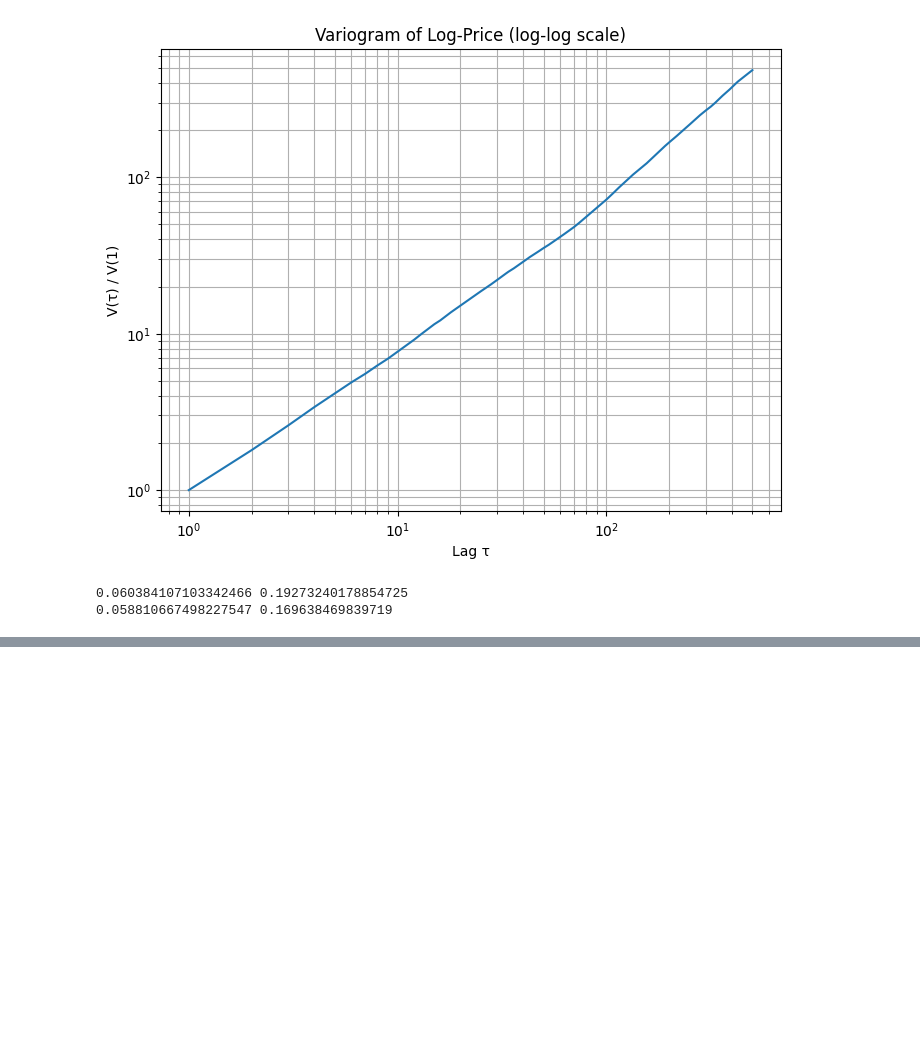
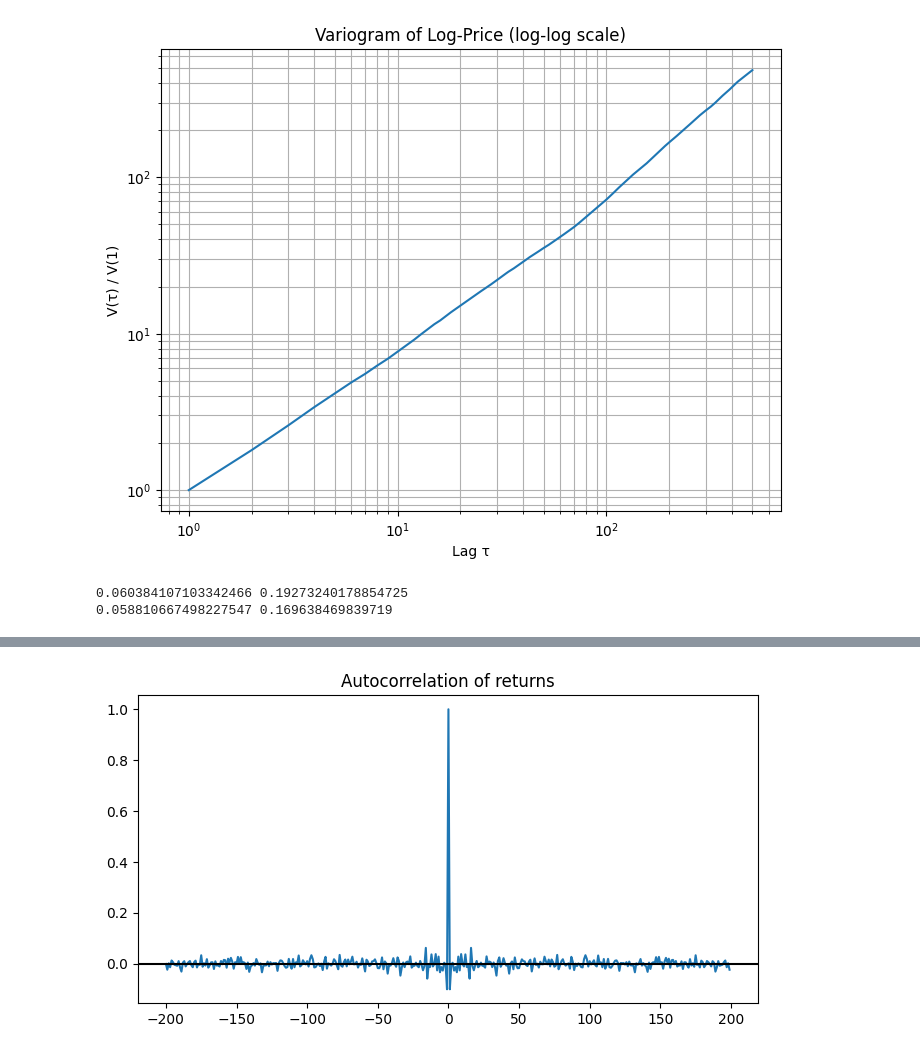
Before and after one commit to maxence2508/maths-fi, a Jupyter notebook: other-simulations/stylized-facts-in-financial-time-series.ipynb, the cells around one changed output, grey strips where cells are left out. Saved outputs shown, nothing was run; the diff lists cells and outputs as text; code cells hidden in the pictures; blank space fills up the shorter version.

```diff
--- a/other-simulations/stylized-facts-in-financial-time-series.ipynb
+++ b/other-simulations/stylized-facts-in-financial-time-series.ipynb
@@ -100,0 +169,97 @@ print(r250.mean().iloc[0], r250.std().iloc[0])
+# %%
+import numpy as np
+import matplotlib.pyplot as plt
+
+# =========================
+# 1. Centrer les rendements
+# =========================
+
+r = r1.values
+r = r - np.mean(r)
+
+# =========================
+# 2. Fonction autocorrélation
+# =========================
+
+def autocorr(x, max_lag):
+    T = len(x)
+    acf = []
+    var = np.mean(x**2)
+
+    for tau in range(-max_lag, max_lag):
+        if tau >= 0:
+            num = np.mean(x[:T-tau] * x[tau:])
+        else:
+            num = np.mean(x[-tau:] * x[:T+tau])
+        acf.append(num / var)
+
+    return np.array(acf)
+
+# =========================
+# 3. Autocorrélation rendements
+# =========================
+
+max_lag = 200
+C_rr = autocorr(r, max_lag)
+
+lags = np.arange(-max_lag, max_lag)
+
+plt.figure(figsize=(8,4))
+plt.plot(lags, C_rr)
+plt.title("Autocorrelation of returns")
+plt.axhline(0, color='black')
+plt.show()
+
+# =========================
+# 4. Autocorrélation |r|
+# =========================
+
+r_abs = np.abs(r)
+C_abs = autocorr(r_abs, 200)
+
+plt.figure(figsize=(8,4))
+plt.plot(lags, C_abs)
+plt.title("Autocorrelation of |r|")
+plt.axhline(0, color='black')
+plt.show()
+
+# =========================
+# 5. Autocorrélation r²
+# =========================
+
+r2 = r**2
+C_r2 = autocorr(r2, 200)
+
+plt.figure(figsize=(8,4))
+plt.plot(lags, C_r2)
+plt.title("Autocorrelation of r²")
+plt.axhline(0, color='black')
+plt.show()
+
+# =========================
+# 6. Long lags log-log
+# =========================
+
+max_lag_long = 1000
+lags_pos = np.arange(1, max_lag_long)
+
+def autocorr_pos(x, max_lag):
+    T = len(x)
+    var = np.mean(x**2)
+    acf = []
+    for tau in range(1, max_lag):
+        num = np.mean(x[:T-tau] * x[tau:])
+        acf.append(num / var)
+    return np.array(acf)
+
+C_abs_long = autocorr_pos(r_abs, max_lag_long)
+C_r2_long = autocorr_pos(r2, max_lag_long)
+
+plt.figure(figsize=(8,6))
+plt.loglog(lags_pos, C_abs_long, label="|r|")
+plt.loglog(lags_pos, C_r2_long, label="r²")
+plt.legend()
+plt.title("Long-memory in volatility (log-log)")
+plt.show()
+# %% [output]
+[figure, added]
```
Also changed, not shown: parts of 8 cells of this notebook.
